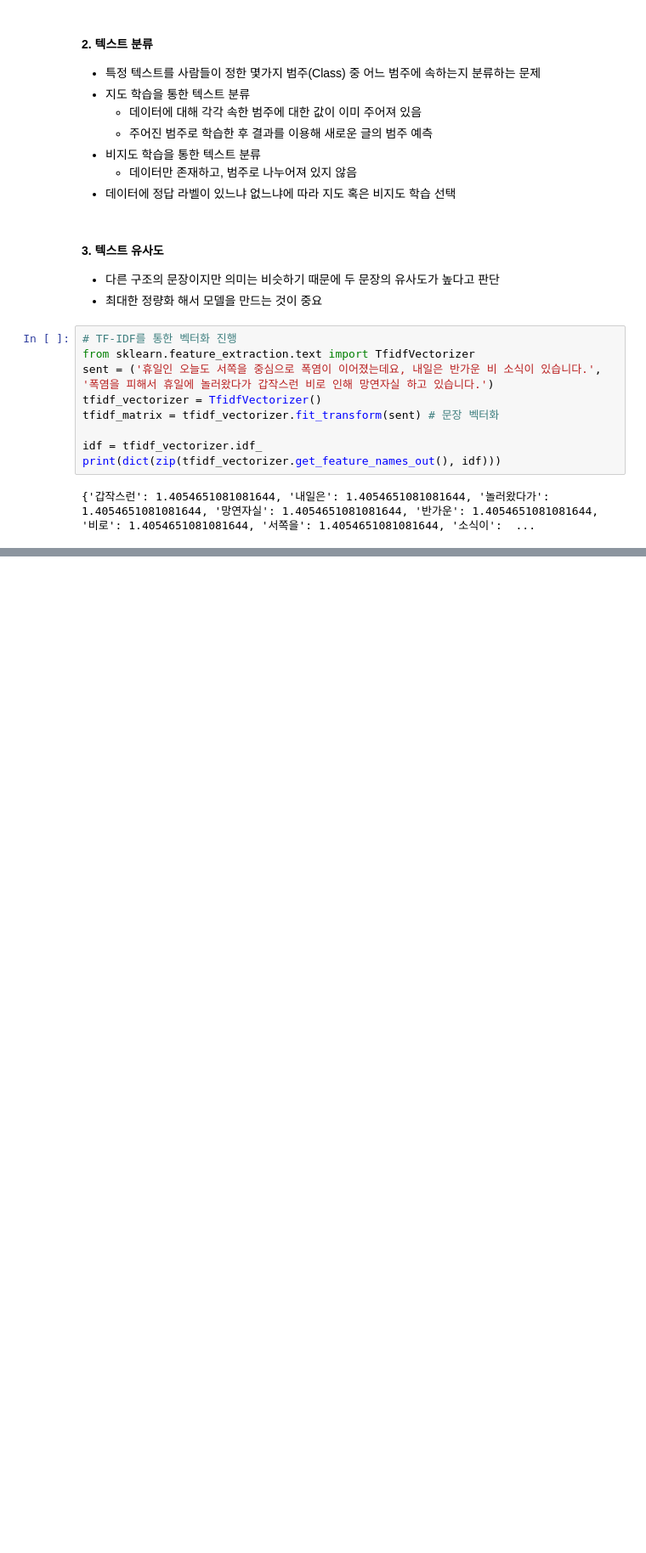
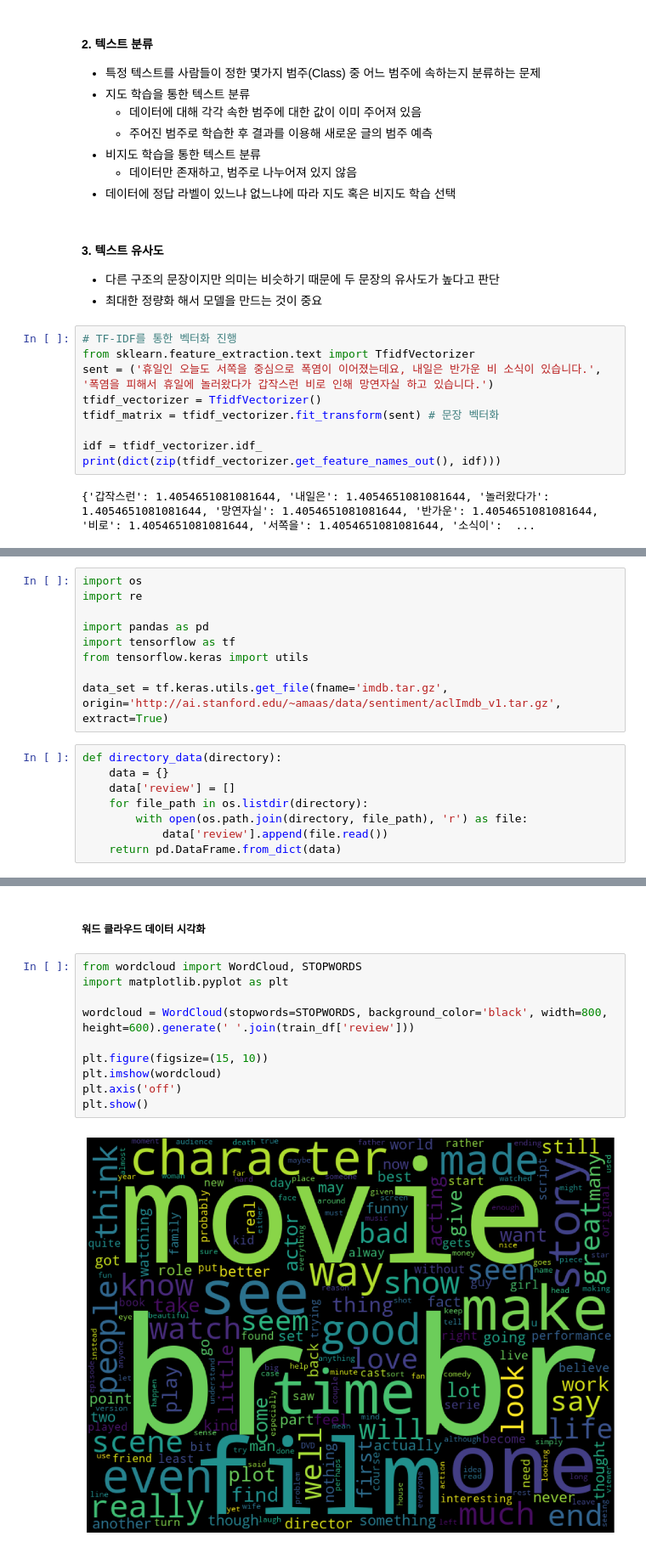
Before and after one commit to 4ix/ai_class_nlp, a Jupyter notebook: chap3.ipynb, the cells around one changed output, grey strips where cells are left out. Shown at 85% size. Drawn from its saved outputs; the diff is of its cells as text; blank space fills up the shorter version.

```diff
--- a/chap3.ipynb
+++ b/chap3.ipynb
@@ -35,0 +98,17 @@ print(dict(zip(tfidf_vectorizer.get_feature_names_out(), idf)))
+# %%
+import os
+import re
+
+import pandas as pd
+import tensorflow as tf
+from tensorflow.keras import utils
+
+data_set = tf.keras.utils.get_file(fname='imdb.tar.gz', origin='http://ai.stanford.edu/~amaas/data/sentiment/aclImdb_v1.tar.gz', extract=True)
+# %%
+def directory_data(directory):
+    data = {}
+    data['review'] = []
+    for file_path in os.listdir(directory):
+        with open(os.path.join(directory, file_path), 'r') as file:
+            data['review'].append(file.read())
+    return pd.DataFrame.from_dict(data)
@@ -35,0 +194,14 @@ print(dict(zip(tfidf_vectorizer.get_feature_names_out(), idf)))
+# %% [markdown]
+##### 워드 클라우드 데이터 시각화
+# %%
+from wordcloud import WordCloud, STOPWORDS
+import matplotlib.pyplot as plt
+
+wordcloud = WordCloud(stopwords=STOPWORDS, background_color='black', width=800, height=600).generate(' '.join(train_df['review']))
+
+plt.figure(figsize=(15, 10))
+plt.imshow(wordcloud)
+plt.axis('off')
+plt.show()
+# %% [output]
+[figure, added]
```
Also changed, not shown: parts of 23 cells of this notebook.
